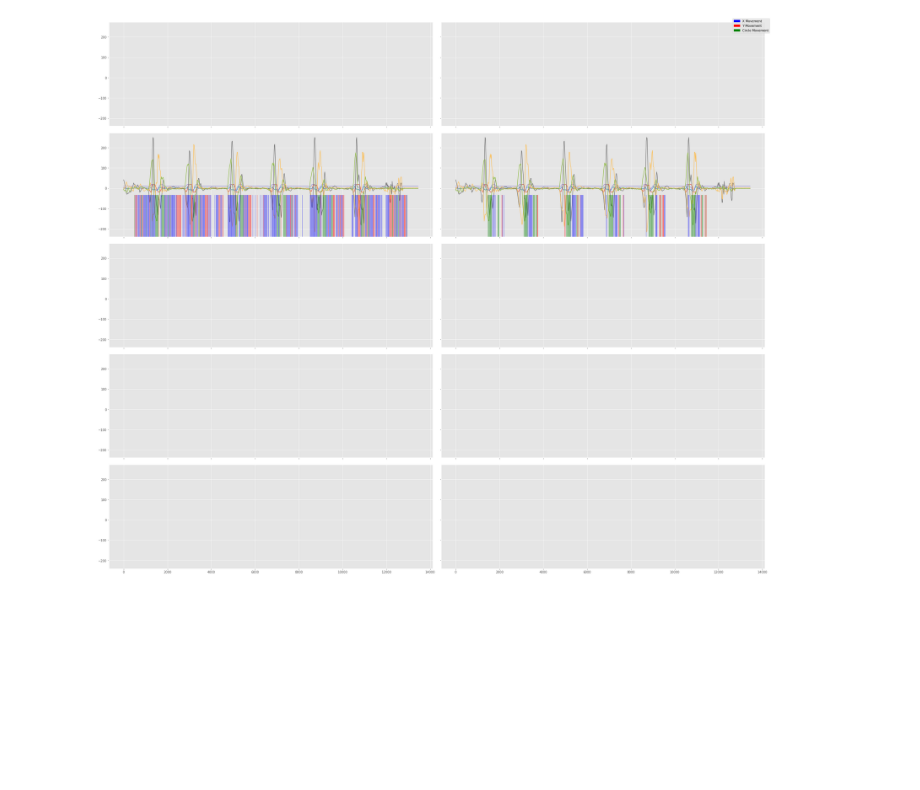
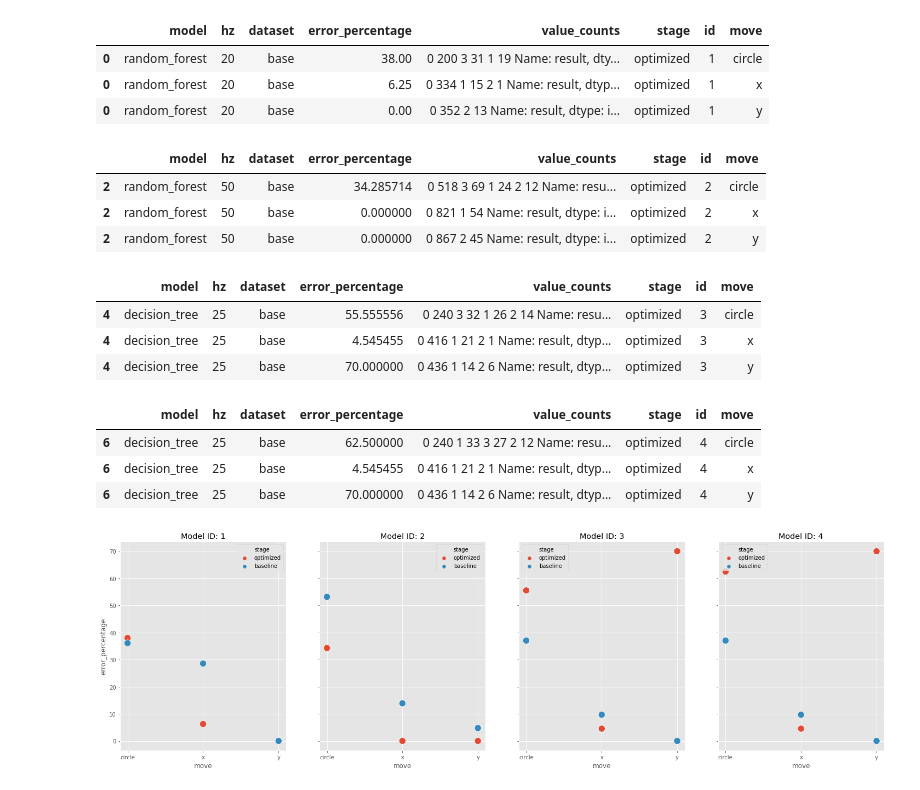
Before and after one commit to tkeyo/tinyml-esp-data, a Jupyter notebook: 6-optimized-model-validation.ipynb, the cells around one changed output. Cells and saved outputs as stored; diff of their text form; code cells hidden in the pictures; blank space fills up the shorter version.

Commit message:
optimized model validation plots

```diff
--- a/6-optimized-model-validation.ipynb
+++ b/6-optimized-model-validation.ipynb
@@ -58,17 +57,17 @@ from models.baseline.base.decision_tree import decision_tree_25hz
 # tuple format (loaded model, hz, plot coordinates, model name, id, stage, signals/features)
 
 model_setups = [
-#     (rf_1, rf_1_settings['hz'], (0,0), rf_1_settings['model'], 1,'optimized', rf_1_settings['features']),
-#     (random_forest_20hz, 20, (1,0), 'random_forest', 'full', 1,['acc_x','acc_y', 'acc_z','gyro_x','gyro_y','gyro_z']),
+    (rf_1, rf_1_settings['hz'], (0,0), rf_1_settings['model'], 1,'optimized', rf_1_settings['features']),
+    (random_forest_20hz, 20, (1,0), 'random_forest', 1, 'baseline', ['acc_x','acc_y', 'acc_z','gyro_x','gyro_y','gyro_z']),
 
     (rf_2, rf_2_settings['hz'], (0,1), rf_2_settings['model'], 2,'optimized', rf_2_settings['features']),
-    (random_forest_50hz, 50, (1,1), 'random_forest', 'full', 2,['acc_x','acc_y','acc_z','gyro_x','gyro_y','gyro_z']),
+    (random_forest_50hz, 50, (1,1), 'random_forest', 2, 'baseline', ['acc_x','acc_y','acc_z','gyro_x','gyro_y','gyro_z']),
 
-#     (dt_1, dt_1_settings['hz'], (0,2), dt_1_settings['model'], 3,'optimized', dt_1_settings['features']),
-#     (decision_tree_25hz, 25, (1,2), 'random_forest', 'full', 3,['acc_x','acc_y', 'acc_z','gyro_x','gyro_y','gyro_z']),
+    (dt_1, dt_1_settings['hz'], (0,2), dt_1_settings['model'], 3,'optimized', dt_1_settings['features']),
+    (decision_tree_25hz, 25, (1,2), 'random_forest', 3, 'baseline',['acc_x','acc_y', 'acc_z','gyro_x','gyro_y','gyro_z']),
 
-#     (dt_2, dt_2_settings['hz'], (0,3), dt_2_settings['model'], 4,'optimized', dt_2_settings['features']),
-#     (decision_tree_25hz, 25, (1,3), 'random_forest', 'full', 4,['acc_x','acc_y', 'acc_z','gyro_x','gyro_y','gyro_z']),
+    (dt_2, dt_2_settings['hz'], (0,3), dt_2_settings['model'], 4,'optimized', dt_2_settings['features']),
+    (decision_tree_25hz, 25, (1,3), 'random_forest', 4, 'baseline', ['acc_x','acc_y', 'acc_z','gyro_x','gyro_y','gyro_z']),
 
 ]
 # %%
@@ -90,6 +89,7 @@ def run_validation_optimized(model_setups, dataset_path, dataset, is_plot=False,
         FREQ = setup[1]
         SIGNALS = setup[-1]
         STEP = (1000 / FREQ)
+
         COL = setup[2][0]
         ROW = setup[2][1]
 
@@ -132,11 +132,14 @@ def run_validation_optimized(model_setups, dataset_path, dataset, is_plot=False,
         error_percentage = calculate_error(inf_results, move)
         validation_results.append(
             {
-                'model':setup[-1],
+                'model':setup[3],
                 'hz':setup[1],
                 'dataset':dataset,
                 'error_percentage': error_percentage,
-                'value_counts': inf_results['result'].value_counts()
+                'value_counts': inf_results['result'].value_counts(),
+                'stage':setup[5],
+                'id':setup[4],
+                'move':move
             })
 
         if is_save_results:
@@ -144,6 +147,40 @@ def run_validation_optimized(model_setups, dataset_path, dataset, is_plot=False,
 
     return validation_results
 # %%
-results = run_validation(model_setups, 'data/validation/move_circle_20210522_1.csv', 'baseline',True, False)
+results_circle = run_validation_optimized(model_setups, 'data/validation/move_circle_20210522_1.csv', 'base', False, False)
+results_x = run_validation_optimized(model_setups, 'data/validation/move_x_20210522_1.csv', 'base', False, False)
+results_y = run_validation_optimized(model_setups, 'data/validation/move_y_20210522_1.csv', 'base', False, False)
-# %% [output]
-[figure, removed]
+# %%
+results = pd.concat([
+    pd.DataFrame(results_circle),
+    pd.DataFrame(results_x),
+    pd.DataFrame(results_y)
+])
+# %%
+results[(results['id'] == 1) & (results['stage'] == 'optimized')]
+# %% [output]
+|  | model | hz | dataset | error_percentage | value_counts | stage | id | move |
+| 0 | random_forest | 20 | base | 38.00 | 0 200 3 31 1 19 Name: result, dty... | optimized | 1 | circle |
+| 0 | random_forest | 20 | base | 6.25 | 0 334 1 15 2 1 Name: result, dtyp... | optimized | 1 | x |
+| 0 | random_forest | 20 | base | 0.00 | 0 352 2 13 Name: result, dtype: i... | optimized | 1 | y |
+# %%
+results[(results['id'] == 2) & (results['stage'] == 'optimized')]
+# %% [output]
+|  | model | hz | dataset | error_percentage | value_counts | stage | id | move |
+| 2 | random_forest | 50 | base | 34.285714 | 0 518 3 69 1 24 2 12 Name: resu... | optimized | 2 | circle |
+| 2 | random_forest | 50 | base | 0.000000 | 0 821 1 54 Name: result, dtype: i... | optimized | 2 | x |
+| 2 | random_forest | 50 | base | 0.000000 | 0 867 2 45 Name: result, dtype: i... | optimized | 2 | y |
+# %%
+results[(results['id'] == 3) & (results['stage'] == 'optimized')]
+# %% [output]
+|  | model | hz | dataset | error_percentage | value_counts | stage | id | move |
+| 4 | decision_tree | 25 | base | 55.555556 | 0 240 3 32 1 26 2 14 Name: resu... | optimized | 3 | circle |
+| 4 | decision_tree | 25 | base | 4.545455 | 0 416 1 21 2 1 Name: result, dtyp... | optimized | 3 | x |
+| 4 | decision_tree | 25 | base | 70.000000 | 0 436 1 14 2 6 Name: result, dtyp... | optimized | 3 | y |
+# %%
+results[(results['id'] == 4) & (results['stage'] == 'optimized')]
+# %% [output]
+|  | model | hz | dataset | error_percentage | value_counts | stage | id | move |
+| 6 | decision_tree | 25 | base | 62.500000 | 0 240 1 33 3 27 2 12 Name: resu... | optimized | 4 | circle |
+| 6 | decision_tree | 25 | base | 4.545455 | 0 416 1 21 2 1 Name: result, dtyp... | optimized | 4 | x |
+| 6 | decision_tree | 25 | base | 70.000000 | 0 436 1 14 2 6 Name: result, dtyp... | optimized | 4 | y |
@@ -149,0 +190,14 @@ results = run_validation(model_setups, 'data/validation/move_circle_20210522_1.c
+# %%
+fig, ax = plt.subplots(ncols=4, sharey=True, sharex=True, figsize=(25,7))
+
+marker_size=150
+
+sns.scatterplot(data=results[results['id'] == 1], x='move', y='error_percentage', hue='stage', ax=ax[0], s=marker_size)
+sns.scatterplot(data=results[results['id'] == 2], x='move', y='error_percentage', hue='stage', ax=ax[1], s=marker_size)
+sns.scatterplot(data=results[results['id'] == 3], x='move', y='error_percentage', hue='stage', ax=ax[2], s=marker_size)
+sns.scatterplot(data=results[results['id'] == 4], x='move', y='error_percentage', hue='stage', ax=ax[3], s=marker_size)
+
+for i in range(4):
+    ax[i].set_title(f'Model ID: {i+1}')
+# %% [output]
+[figure, added]
```
Also changed, not shown: parts of 9 cells of this notebook.
